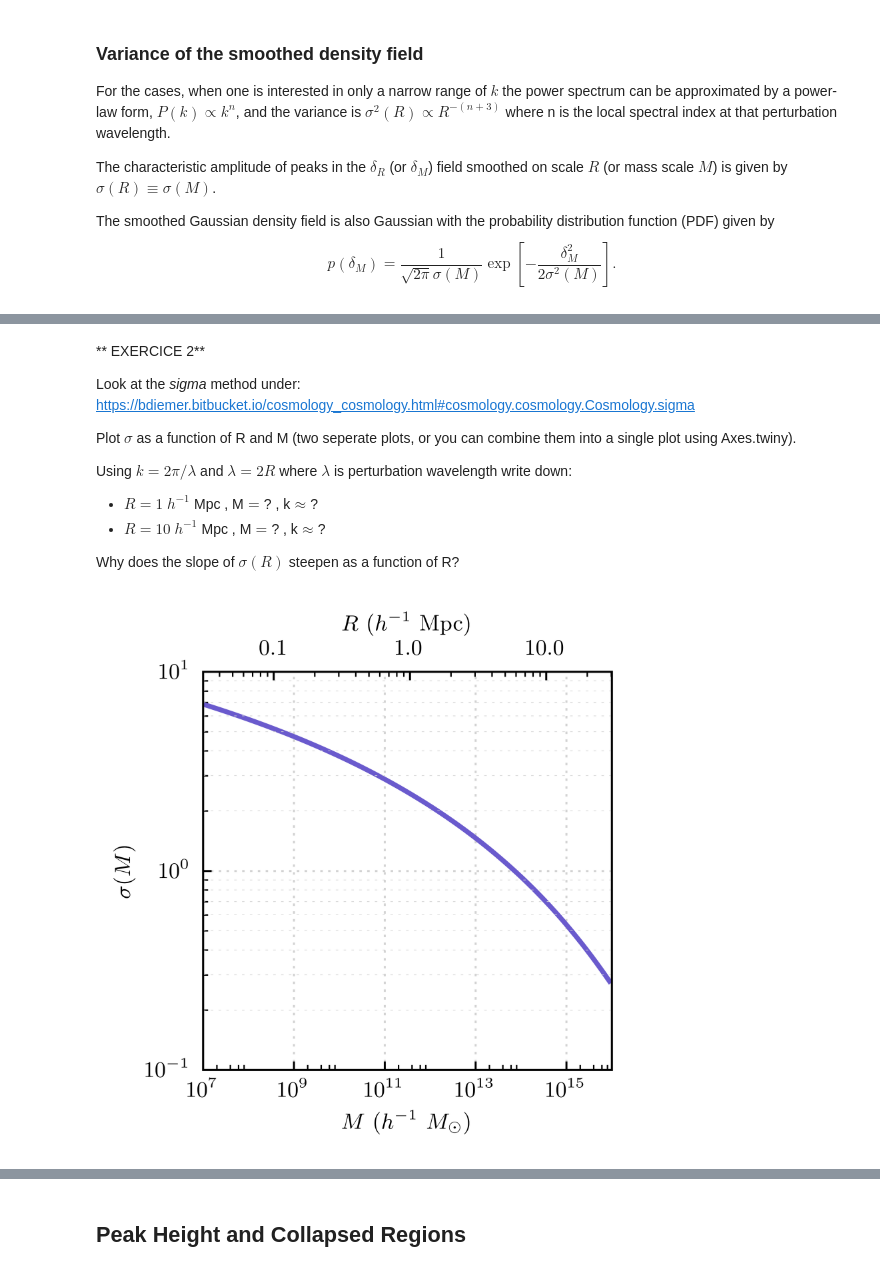
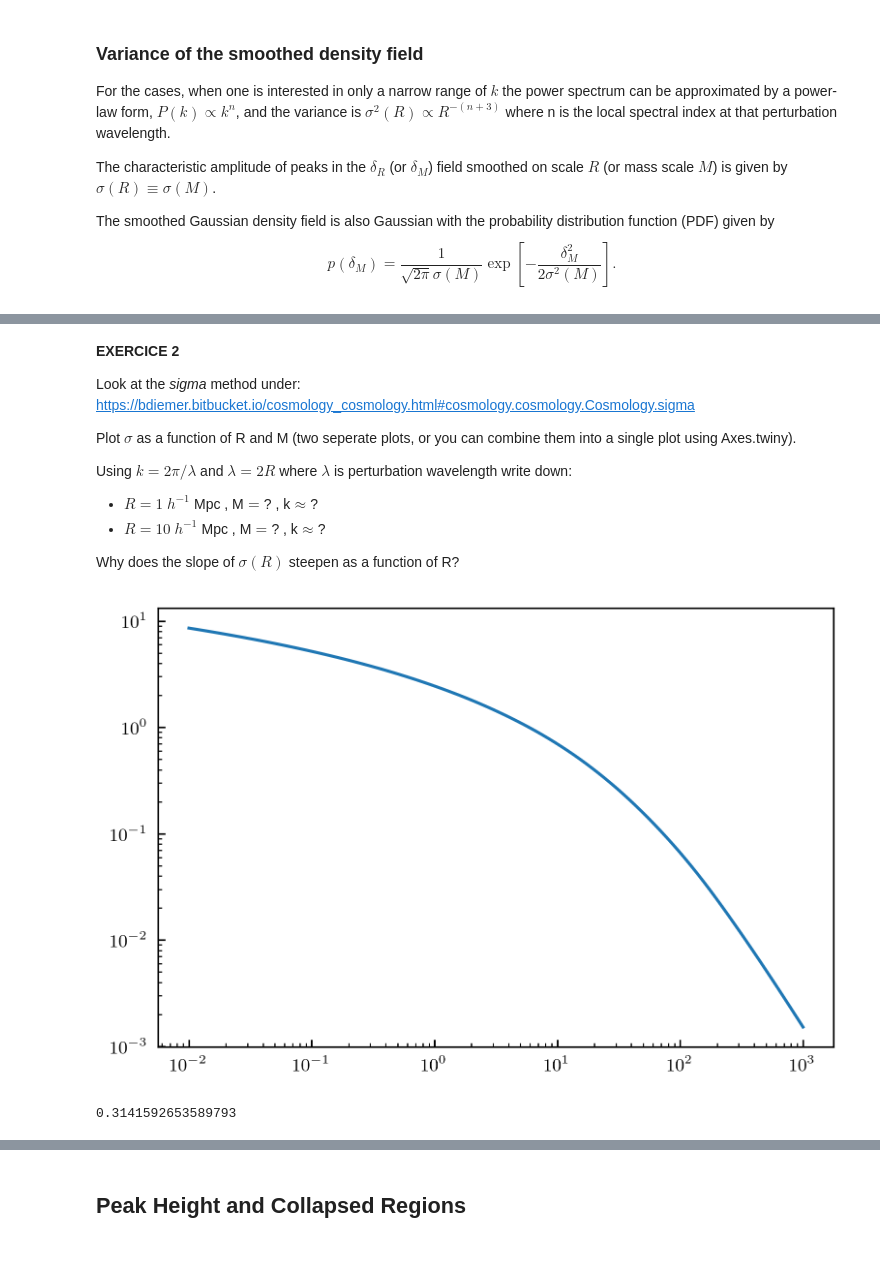
Before and after one commit to rqguan/ASTR214_Runquan, a Jupyter notebook: class5and6_nonlinearformation_Runquan.ipynb, the cells around one changed output, grey strips where cells are left out. Saved outputs shown, nothing was run; the diff lists cells and outputs as text; code cells hidden in the pictures.

```diff
--- a/class5and6_nonlinearformation_Runquan.ipynb
+++ b/class5and6_nonlinearformation_Runquan.ipynb
@@ -550,5 +558,5 @@ plt.show()
 # %% [markdown]
-** EXERCICE 2**
+**EXERCICE 2**
 
 Look at the *sigma* method under: https://bdiemer.bitbucket.io/cosmology_cosmology.html#cosmology.cosmology.Cosmology.sigma
 
@@ -560,58 +568,28 @@ Using $k=2\pi/\lambda$ and $\lambda=2R$ where $\lambda$ is perturbation waveleng
 * $R= 10$ $h^{-1}$ Mpc , M$=$? , k$\approx$?
 
 Why does the slope of $\sigma(R)$ steepen as a function of R?
-# %%
-# Your code goes here
-import matplotlib.ticker as mtick
-
-from colossus.cosmology import cosmology
-cosmo = cosmology.setCosmology('planck15')
-
-# halo masses in /h Msun
-lmh = np.arange(7.,16.0,0.05)
-mh = np.power(10.,lmh)
-
-# Lagrangian radius corresponding to perturbation of mass mh in /h Mpc
-rh = cosmo.lagrangianR(mh)
-
-# compute rms fluctuation sigma(R) using default Eisenstein & Hu 1998 power spectrum and tophat filter
-sig = cosmo.sigma(rh, z=0., j=0)
-
-mpmin = 1.e7
-mpmax = 1.e16
-spmin=0.1
-spmax = 10.0
-rpmin = cosmo.lagrangianR(mpmin)
-rpmax = cosmo.lagrangianR(mpmax)
-
-# Note : Axes.twiny can be used to generate axes that share a *y* axis but have different top and bottom scales.
-# Here it could be used to plot sigma as a function of both R and M.
-# ax2 = ax.twiny()
-
-fig, ax = plt.subplots(1,1,figsize=(3,3))
-
-ax.set_xscale('log'); ax.set_yscale('log')
-ax.yaxis.set_major_formatter(mtick.FormatStrFormatter(r'$%.1f$'))
-ax.set_ylim(spmin, spmax); ax.set_xlim(mpmin, mpmax)
-ax.set_xlabel(r'$M\ (h^{-1}\ M_\odot)$')
-ax.set_ylabel(r'$\sigma(M)$')
-
-plt.plot(mh, sig, c='slateblue', linewidth=2.,)
-plt.grid(linestyle='dotted', c='lightgray')
-for ymin in ax.yaxis.get_minorticklocs():
-    ax.axhline(y=ymin,lw=0.25,ls=':',c='lightgray')
-
-# plot corresponding R scale at the top
-ax2 = ax.twiny()
-ax2.set_yscale('log'); ax2.set_xscale('log')
-ax2.xaxis.set_major_formatter(mtick.FormatStrFormatter(r'$%.1f$'))
-
-ax2.set_ylim(spmin, spmax); ax2.set_xlim(rpmin, rpmax)
-#ax2.plot(rh, sig, c='r') #'slateblue')
-ax2.set_xlabel(r'$R\ (h^{-1}\ \mathrm{Mpc})$')
-
-plt.savefig('fig/sigmr.png', bbox_inches='tight')
-plt.show()
-# %% [output]
-[figure, removed]
+# %%
+# Your code goes here
+import matplotlib.ticker as mtick
+
+from colossus.cosmology import cosmology
+cosmo = cosmology.setCosmology('planck15')
+
+
+R = np.logspace(-2,3,100)
+lam = 2*R
+k = 2*np.pi/lam
+
+plt.plot(R, cosmo.sigma(R,0))
+plt.xscale('log')
+plt.yscale('log')
+# %% [output]
+[figure, added]
+# %%
+R = 10
+lam = 2*R
+k = 2*np.pi/lam
+k
+# %% [output]
+0.3141592653589793
 # %% [markdown]
```
Also changed, not shown: parts of 30 cells of this notebook, 1 other file.
